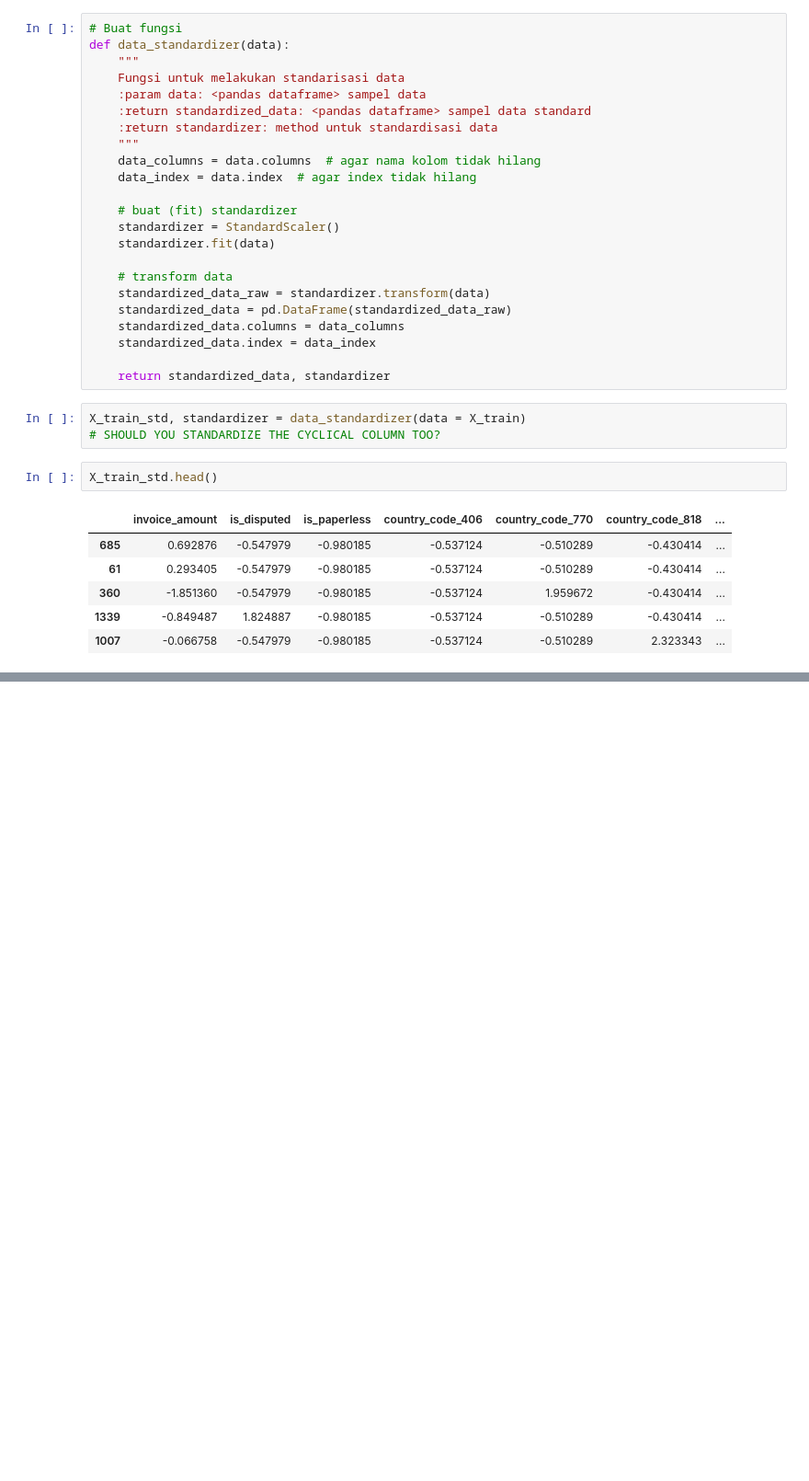
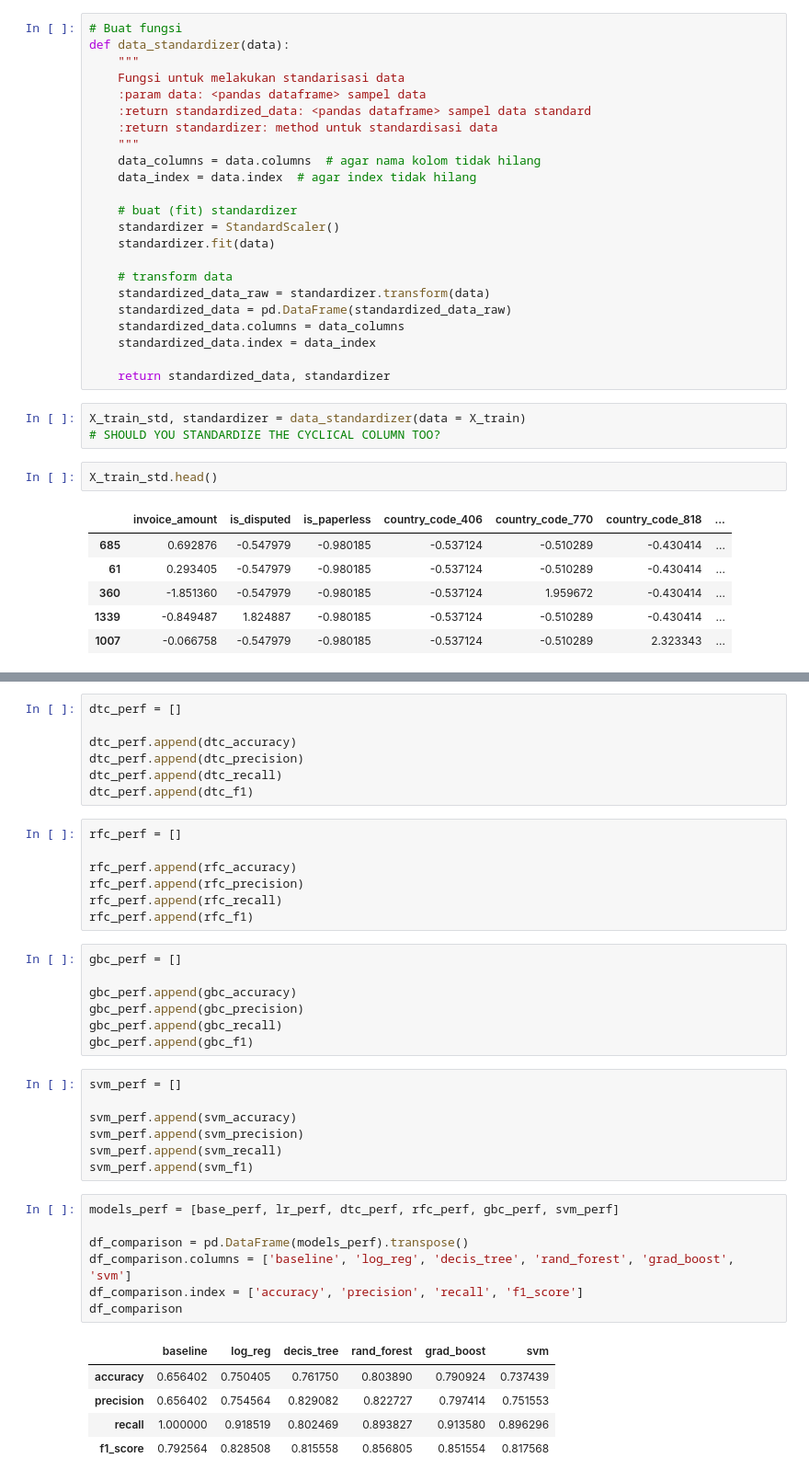
Before and after one commit to bagusfarisa/invoice-prediction, a Jupyter notebook: exploratory.ipynb, the cells around one changed output, grey strips where cells are left out. Shown: that part at 92% size. Cells and saved outputs as stored; diff of their text form; blank space fills up the shorter version.

```diff
--- a/invoice-prediction.ipynb
+++ b/exploratory.ipynb
@@ -588,0 +638,41 @@ print(recall_2)
+# %%
+dtc_perf = []
+
+dtc_perf.append(dtc_accuracy)
+dtc_perf.append(dtc_precision)
+dtc_perf.append(dtc_recall)
+dtc_perf.append(dtc_f1)
+# %%
+rfc_perf = []
+
+rfc_perf.append(rfc_accuracy)
+rfc_perf.append(rfc_precision)
+rfc_perf.append(rfc_recall)
+rfc_perf.append(rfc_f1)
+# %%
+gbc_perf = []
+
+gbc_perf.append(gbc_accuracy)
+gbc_perf.append(gbc_precision)
+gbc_perf.append(gbc_recall)
+gbc_perf.append(gbc_f1)
+# %%
+svm_perf = []
+
+svm_perf.append(svm_accuracy)
+svm_perf.append(svm_precision)
+svm_perf.append(svm_recall)
+svm_perf.append(svm_f1)
+# %%
+models_perf = [base_perf, lr_perf, dtc_perf, rfc_perf, gbc_perf, svm_perf]
+
+df_comparison = pd.DataFrame(models_perf).transpose()
+df_comparison.columns = ['baseline', 'log_reg', 'decis_tree', 'rand_forest', 'grad_boost', 'svm']
+df_comparison.index = ['accuracy', 'precision', 'recall', 'f1_score']
+df_comparison
+# %% [output]
+|  | baseline | log_reg | decis_tree | rand_forest | grad_boost | svm |
+| accuracy | 0.656402 | 0.750405 | 0.761750 | 0.803890 | 0.790924 | 0.737439 |
+| precision | 0.656402 | 0.754564 | 0.829082 | 0.822727 | 0.797414 | 0.751553 |
+| recall | 1.000000 | 0.918519 | 0.802469 | 0.893827 | 0.913580 | 0.896296 |
+| f1_score | 0.792564 | 0.828508 | 0.815558 | 0.856805 | 0.851554 | 0.817568 |
```
Also changed, not shown: parts of 99 cells of this notebook.
